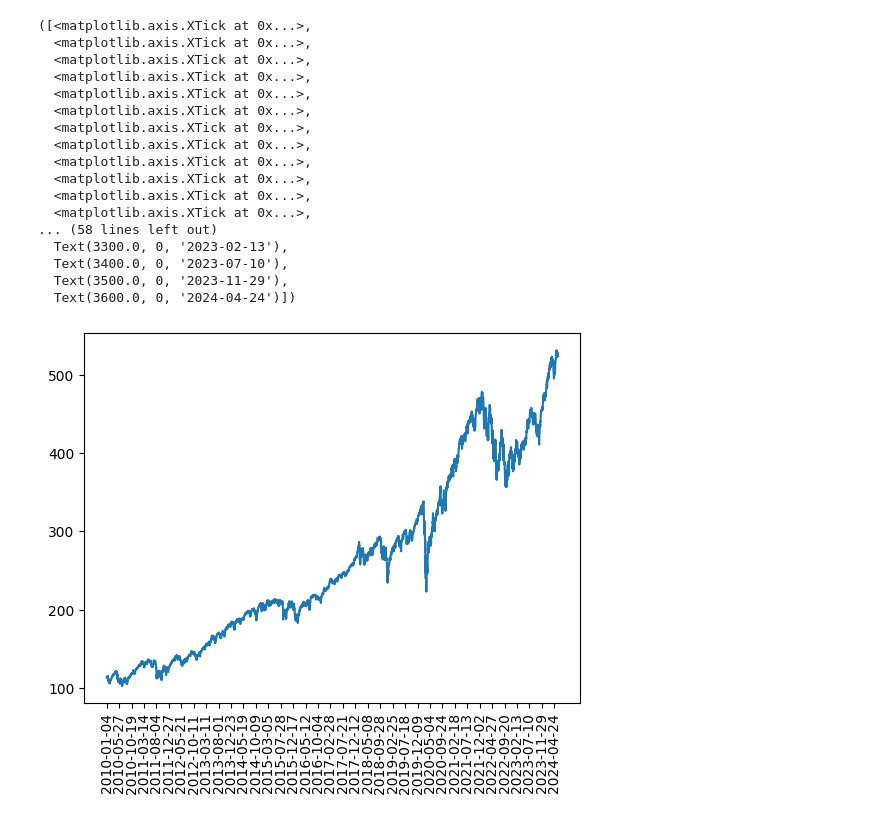
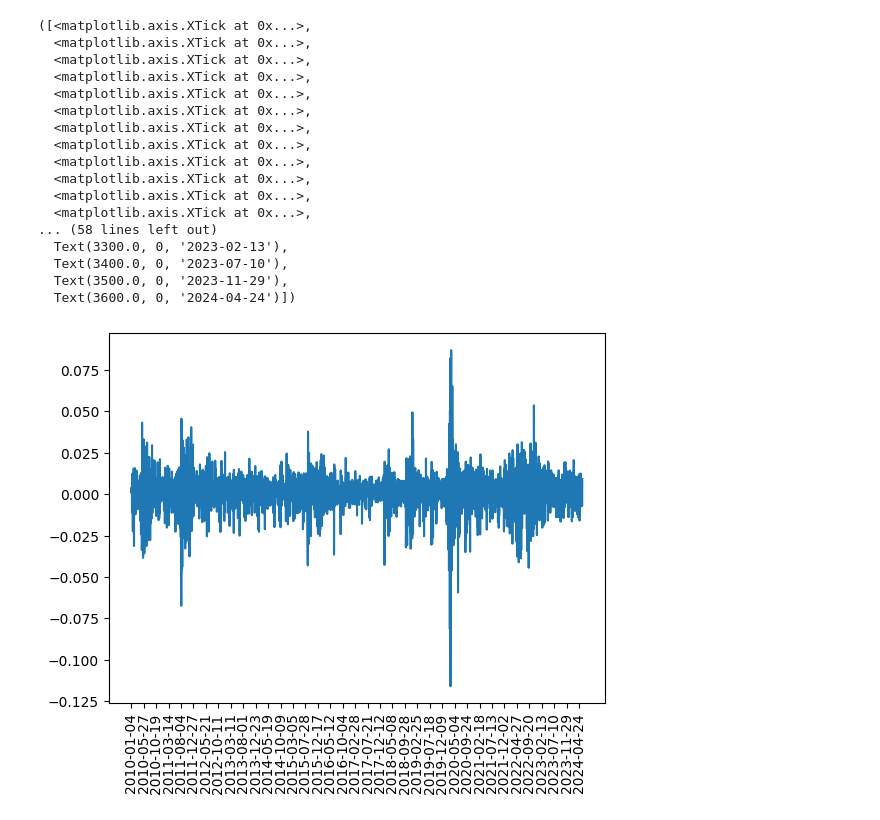
Before and after one commit to SiddharthSomani10101/Time_Series_Prediction_using_ARIMA, a Jupyter notebook: Untitled-1.ipynb, the cells around one changed output. Drawn from its saved outputs; the diff is of its cells as text; code cells hidden in the pictures.

```diff
--- a/Untitled-1.ipynb
+++ b/Untitled-1.ipynb
@@ -35,22 +38,22 @@ plt.xticks(GOOGLE.Date[::100],  rotation='vertical')
 # %%
-plt.plot(SPY.Date,SPY.Close)
+plt.plot(SPY.Date ,   SPY.Close.apply(lambda x:math.log(x)).diff()       )
 plt.xticks(SPY.Date[::100],  rotation='vertical')
 # %% [output]
 ([<matplotlib.axis.XTick at 0x...>,
   <matplotlib.axis.XTick at 0x...>,
   <matplotlib.axis.XTick at 0x...>,
   <matplotlib.axis.XTick at 0x...>,
   <matplotlib.axis.XTick at 0x...>,
   <matplotlib.axis.XTick at 0x...>,
   <matplotlib.axis.XTick at 0x...>,
   <matplotlib.axis.XTick at 0x...>,
   <matplotlib.axis.XTick at 0x...>,
   <matplotlib.axis.XTick at 0x...>,
   <matplotlib.axis.XTick at 0x...>,
   <matplotlib.axis.XTick at 0x...>,
 ... (58 lines left out)
   Text(3300.0, 0, '2023-02-13'),
   Text(3400.0, 0, '2023-07-10'),
   Text(3500.0, 0, '2023-11-29'),
   Text(3600.0, 0, '2024-04-24')])
-[figure, old version]
+[figure, new version]
```
Also changed, not shown: parts of 7 cells of this notebook.
